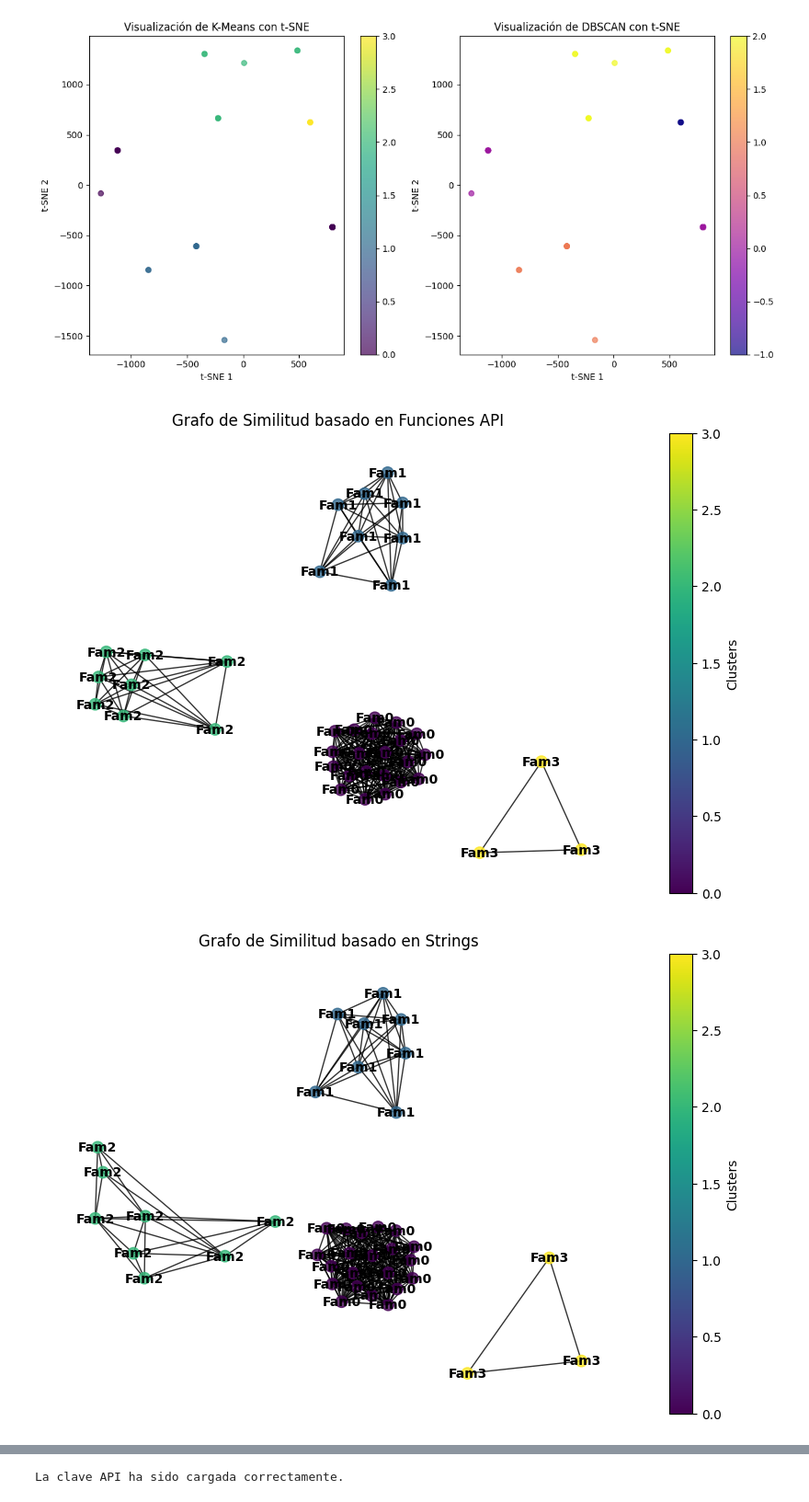
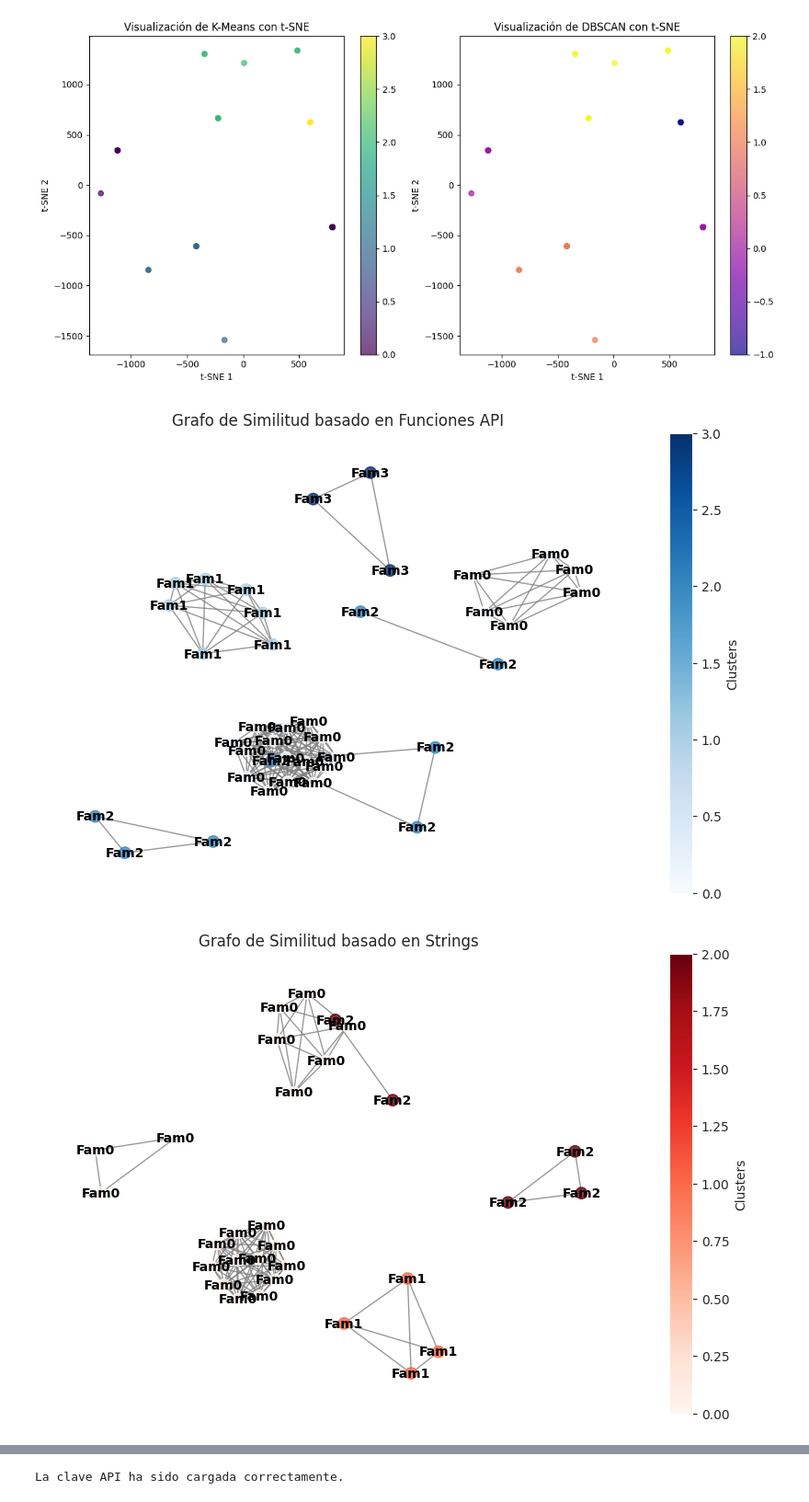
Before and after one commit to Overlord-slayer/Security_DS, a Jupyter notebook: lab4/lab4.ipynb, the cells around one changed output, grey strips where cells are left out. Shown at 92% size. Cells and saved outputs as stored; diff of their text form; code cells hidden in the pictures.

```diff
--- a/lab4/lab4.ipynb
+++ b/lab4/lab4.ipynb
@@ -281,58 +371,66 @@ for i in range(len(df)):
 G_functions = nx.Graph()
 for i in range(len(df)):
     for j in range(i+1, len(df)):
-        if functions_jaccard[i, j] > 0.5:  # Umbral de similitud
+        if functions_jaccard[i, j] > 0.9:  # Umbral de similitud
             G_functions.add_edge(df.loc[i, "Hash"], df.loc[j, "Hash"], weight=functions_jaccard[i, j])
 
 # Grafo de similitud basado en Strings
 G_strings = nx.Graph()
 for i in range(len(df)):
     for j in range(i+1, len(df)):
-        if strings_jaccard[i, j] > 0.5:  # Umbral de similitud
+        if strings_jaccard[i, j] > 0.9:  # Umbral de similitud
             G_strings.add_edge(df.loc[i, "Hash"], df.loc[j, "Hash"], weight=strings_jaccard[i, j])
 
-# Función de dibujo del grafo
-def draw_graph(graph, title, df, clusters, filename):
+# Función de dibujo del grafo con diferenciación de funciones API y strings
+def draw_graph(graph, title, df, clusters, filename, graph_type):
     plt.figure(figsize=(8, 5))
 
     # Asignar posiciones con layout de fuerza
     pos = nx.spring_layout(graph, seed=42, k=0.3, iterations=20)
 
-    # Obtener colores según cluster
+    # Obtener colores según cluster (para todos los grafos)
     node_colors = [clusters[df[df["Hash"] == node].index[0]] for node in graph.nodes]
 
+    # Diferenciar colores de nodos según tipo de grafo
+    if graph_type == "functions":
+        node_color_map = plt.cm.Blues  # Usar color azul para funciones API
+    else:
+        node_color_map = plt.cm.Reds  # Usar color rojo para strings
+
     # Dibujar el grafo
-    nx.draw(graph, pos, with_labels=False, node_size=80, node_color=node_colors, cmap=plt.cm.viridis, alpha=0.8)
+    nx.draw(graph, pos, with_labels=False, node_size=80, node_color=node_colors, cmap=node_color_map, alpha=0.8, edge_color='gray')
 
     # Etiquetas de los nodos con las familias
     labels = {node: f"Fam{clusters[df[df['Hash'] == node].index[0]]}" for node in graph.nodes}
     nx.draw_networkx_labels(graph, pos, labels, font_size=10, font_color="black", font_weight="bold", verticalalignment="center")
 
     # Colorbar
     norm = mcolors.Normalize(vmin=min(node_colors), vmax=max(node_colors))
-    sm = cm.ScalarMappable(cmap=plt.cm.viridis, norm=norm)
+    sm = cm.ScalarMappable(cmap=node_color_map, norm=norm)
     sm.set_array([])
     plt.colorbar(sm, ax=plt.gca(), label="Clusters")
+
+    # Título y leyenda
     plt.title(title)
 
     # Guardar el gráfico como archivo .png
     plt.savefig(filename, format='PNG', bbox_inches='tight')
     plt.close()  # Cerrar la figura
 
     # Mostrar el gráfico
     plt.figure(figsize=(8, 5))
-    nx.draw(graph, pos, with_labels=False, node_size=80, node_color=node_colors, cmap=plt.cm.viridis, alpha=0.8)
+    nx.draw(graph, pos, with_labels=False, node_size=80, node_color=node_colors, cmap=node_color_map, alpha=0.8, edge_color='gray')
     nx.draw_networkx_labels(graph, pos, labels, font_size=10, font_color="black", font_weight="bold", verticalalignment="center")
     plt.colorbar(sm, ax=plt.gca(), label="Clusters")
     plt.title(title)
     plt.show()
 
-# Dibujar los grafos
-draw_graph(G_functions, "Grafo de Similitud basado en Funciones API", df, df["KMeans_Cluster"], "grafo_similitud_funciones_api.png")
-draw_graph(G_strings, "Grafo de Similitud basado en Strings", df, df["KMeans_Cluster"], "grafo_similitud_strings.png")
+# Dibujar los grafos con diferencias visuales
+draw_graph(G_functions, "Grafo de Similitud basado en Funciones API", df, df["KMeans_Cluster"], "grafo_similitud_funciones_api.png", "functions")
+draw_graph(G_strings, "Grafo de Similitud basado en Strings", df, df["KMeans_Cluster"], "grafo_similitud_strings.png", "strings")
 # %% [output]
-[figure, old version]
+[figure, new version]
-[figure, old version]
+[figure, new version]
 # %%
 import os
 import pefile
```
Also changed, not shown: parts of 8 cells of this notebook, 3 other files.
